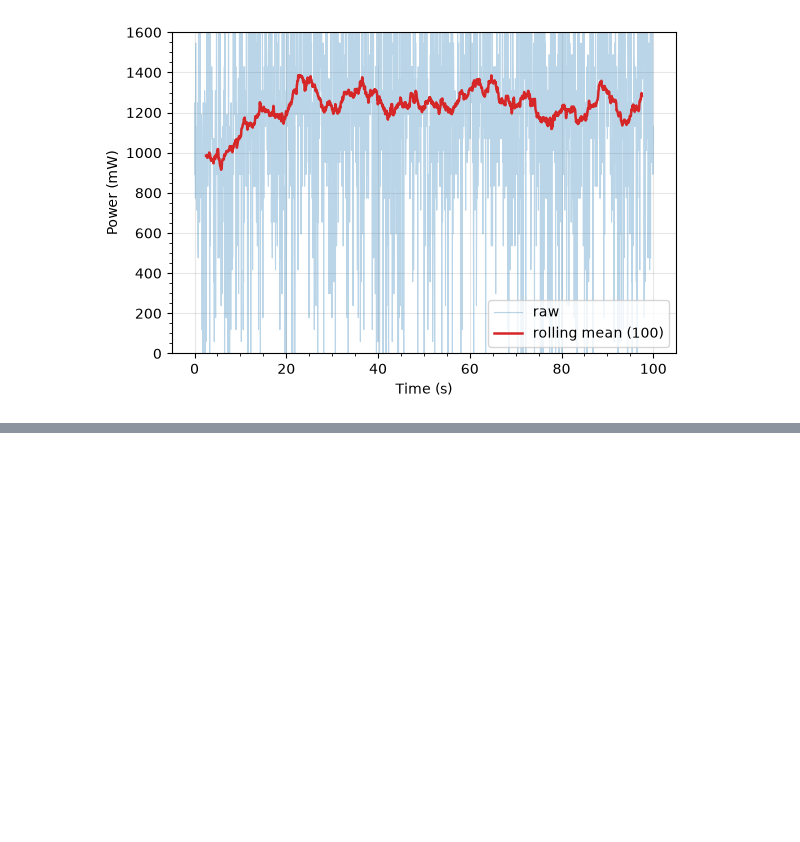
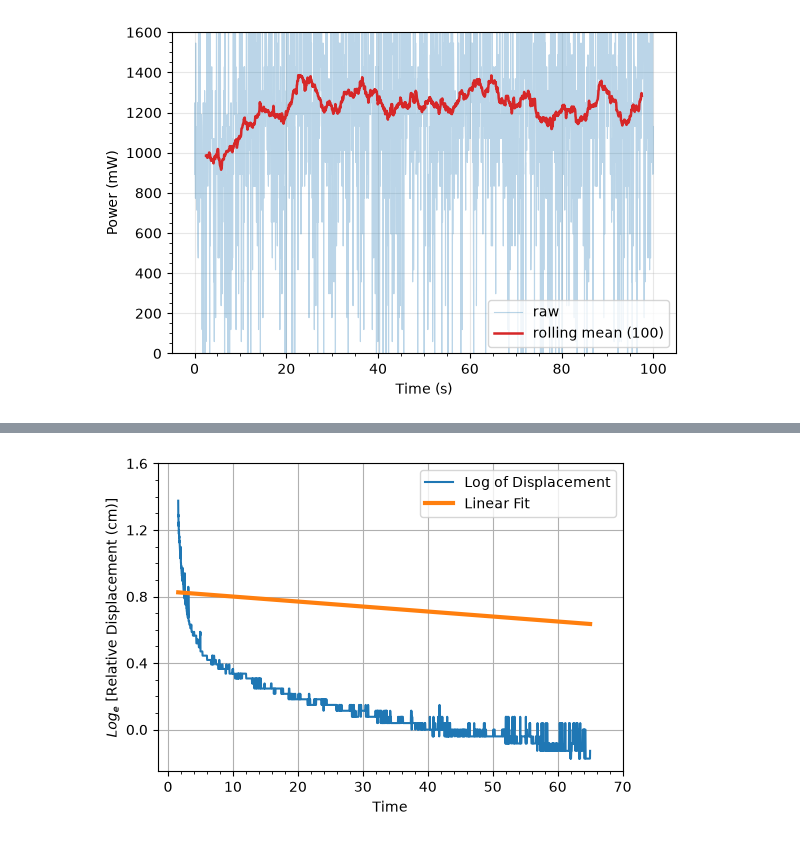
Before and after one commit to OzzysMess/clamming, a Jupyter notebook: master_notes.ipynb, the cells around one changed output, grey strips where cells are left out. Drawn from its saved outputs; the diff is of its cells as text; code cells hidden in the pictures; blank space fills up the shorter version.

```diff
--- a/master_notes.ipynb
+++ b/master_notes.ipynb
@@ -616,0 +666,16 @@ Displacement over time is an approximately exponential decay. Plot this on a log
+# %%
+fig, ax = plt.subplots(figsize=(6, 4))
+plt.plot(data["time_s"], np.log(4+data["displacement_cm"]), label = "Log of Displacement")
+data["y"] = .83 -0.003*data["time_s"]
+plt.plot(data["time_s"], data["y"], linewidth=3, label="Linear Fit")
+ax.set_yticks(np.arange(0, 1.601, .400))
+ax.set_yticks(np.arange(0, 1.601, 0.10), minor=True)
+ax.set_xticks(np.arange(0, 71, 10))
+ax.set_xticks(np.arange(0, 71, 2), minor=True)
+plt.legend()
+plt.xlabel("Time")
+plt.grid()
+plt.ylabel("$Log_e$ [Relative Displacement (cm)]")
+plt.show()
+# %% [output]
+[figure, added]
```
Also changed, not shown: parts of 2 cells of this notebook.
